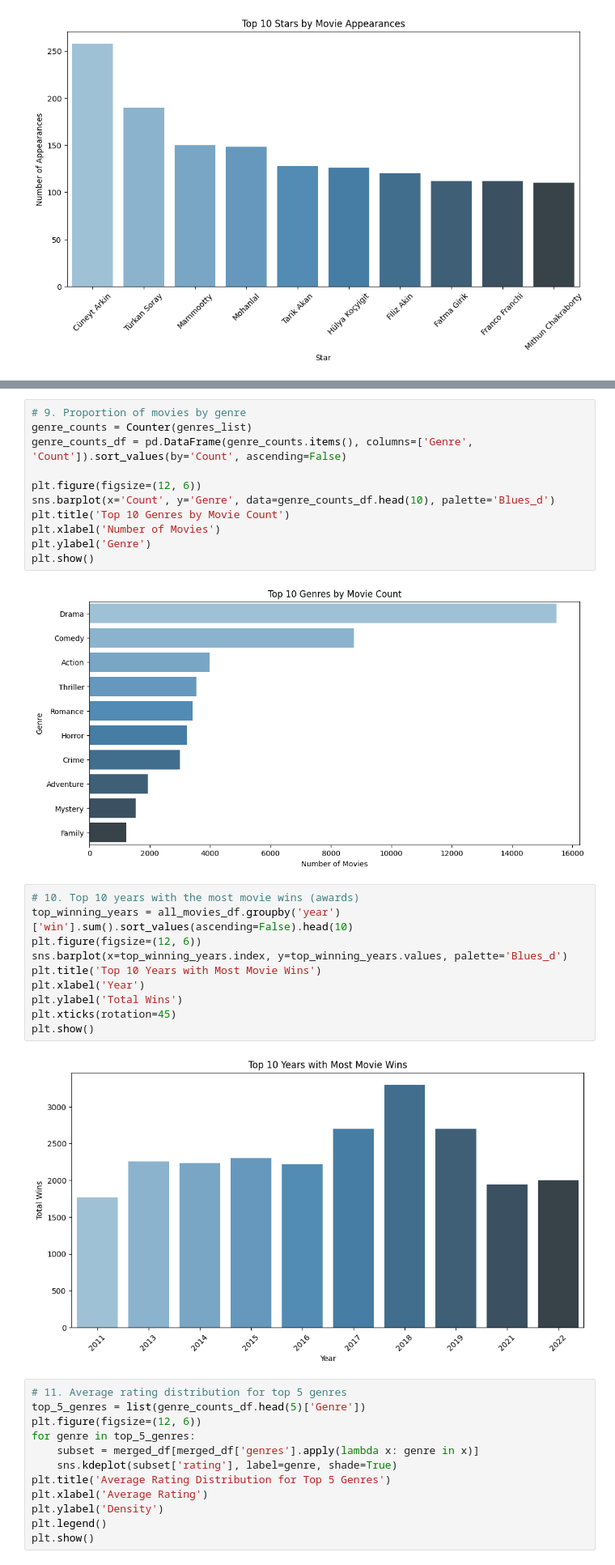
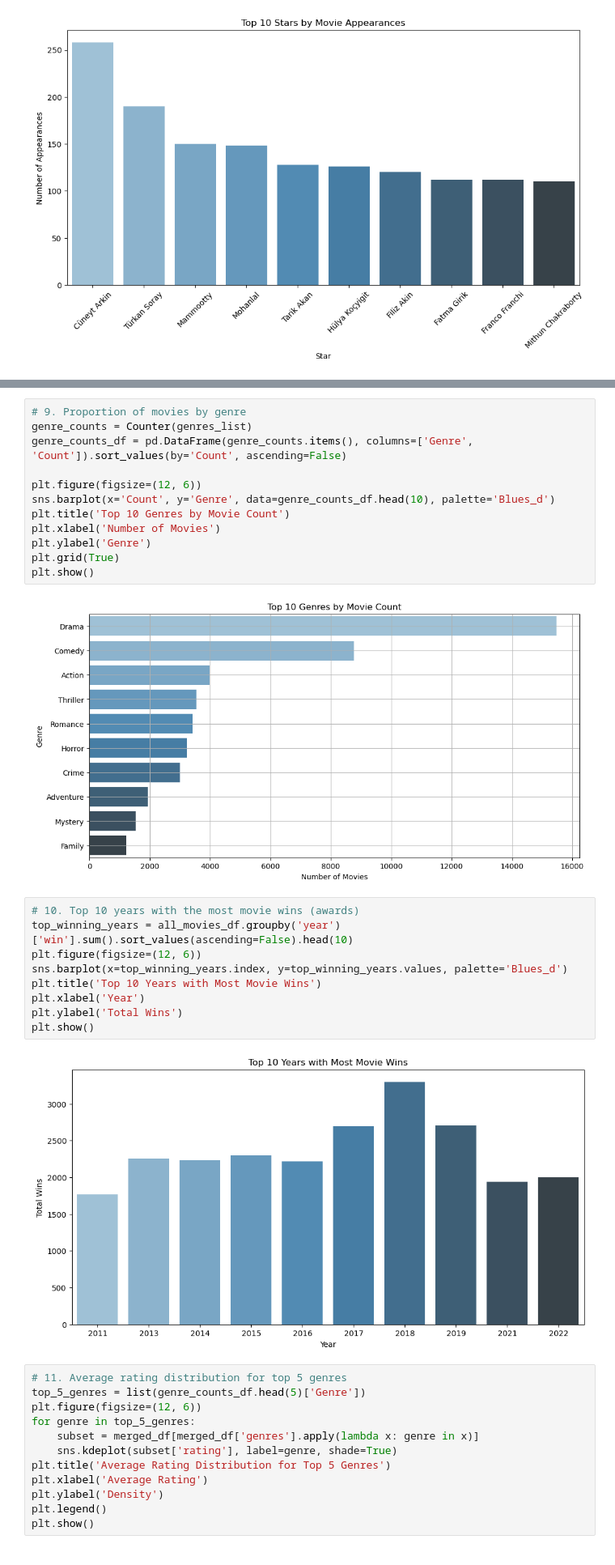
Before and after one commit to huynm116/ds-project, a Jupyter notebook: analysis/analysis.ipynb, the cells around one changed output, grey strips where cells are left out. Shown at 81% size. Cells and saved outputs as stored; diff of their text form.

```diff
--- a/analysis/analysis.ipynb
+++ b/analysis/analysis.ipynb
@@ -138,21 +140,21 @@ sns.barplot(x='Count', y='Genre', data=genre_counts_df.head(10), palette='Blues_
 plt.title('Top 10 Genres by Movie Count')
 plt.xlabel('Number of Movies')
 plt.ylabel('Genre')
+plt.grid(True)
 plt.show()
 # %% [output]
-[figure, old version]
+[figure, new version]
 # %%
 # 10. Top 10 years with the most movie wins (awards)
 top_winning_years = all_movies_df.groupby('year')['win'].sum().sort_values(ascending=False).head(10)
 plt.figure(figsize=(12, 6))
 sns.barplot(x=top_winning_years.index, y=top_winning_years.values, palette='Blues_d')
 plt.title('Top 10 Years with Most Movie Wins')
 plt.xlabel('Year')
 plt.ylabel('Total Wins')
-plt.xticks(rotation=45)
 plt.show()
 # %% [output]
-[figure, old version]
+[figure, new version]
 # %%
 # 11. Average rating distribution for top 5 genres
 top_5_genres = list(genre_counts_df.head(5)['Genre'])
```
Also changed, not shown: parts of 13 cells of this notebook.
